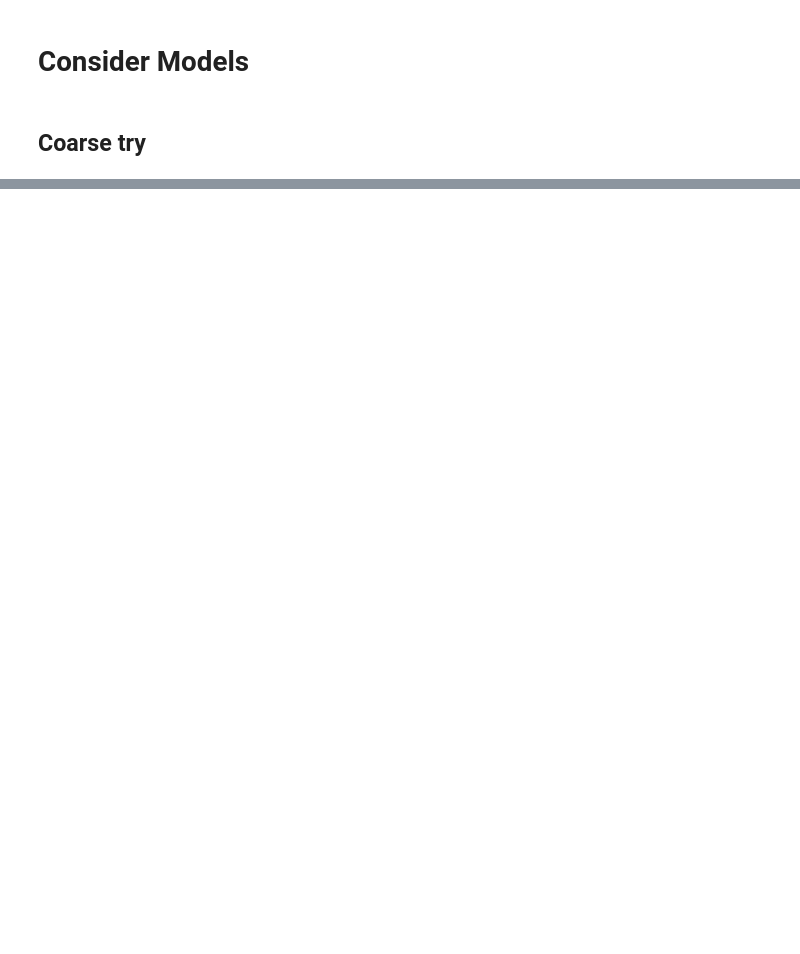
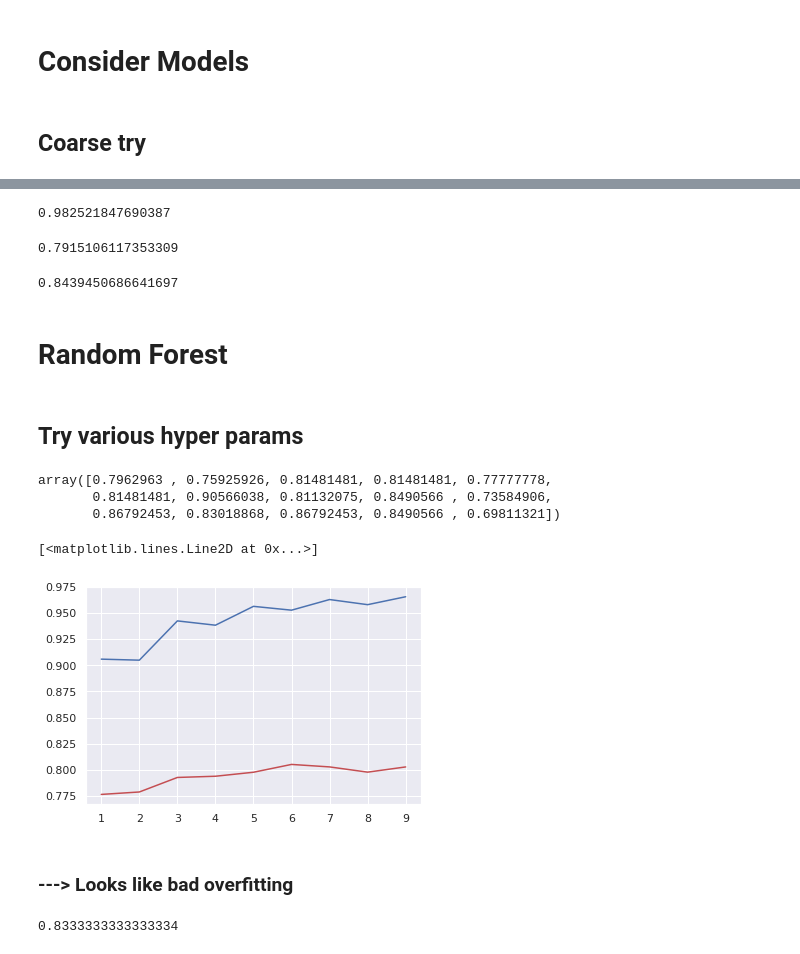
Before and after one commit to mafleischer/kaggle-titanic, a Jupyter notebook: titanic.ipynb, the cells around one changed output, grey strips where cells are left out. Cells and saved outputs as stored; diff of their text form; code cells hidden in the pictures; blank space fills up the shorter version.

```diff
--- a/titanic.ipynb
+++ b/titanic.ipynb
@@ -192,0 +301,43 @@ accuracy_score(strat_train_labels, pred)
+# %%
+dectree_clf_pip.fit(strat_train, strat_train_labels)
+pred = dectree_clf_pip.predict(strat_train)
+accuracy_score(strat_train_labels, pred)
+# %% [output]
+0.982521847690387
+# %%
+lin_svc_pip.fit(strat_train, strat_train_labels)
+pred = lin_svc_pip.predict(strat_train)
+accuracy_score(strat_train_labels, pred)
+# %% [output]
+0.7915106117353309
+# %%
+svc_pip.fit(strat_train, strat_train_labels)
+pred = svc_pip.predict(strat_train)
+
+accuracy_score(strat_train_labels, pred)
+# %% [output]
+0.8439450686641697
+# %% [markdown]
+# Random Forest
+# %% [markdown]
+## Try various hyper params
+# %%
+strat_train_prep = attr_pip.fit_transform(strat_train)
+rnd_forest = RandomForestClassifier(random_state=42)
+# don't know if skfold actually makes sense here
+skfold = StratifiedKFold(n_splits=15)
+cross_val_score(rnd_forest, strat_train_prep, strat_train_labels, cv = skfold, scoring="accuracy")
+# %% [output]
+array([0.7962963 , 0.75925926, 0.81481481, 0.81481481, 0.77777778,
+       0.81481481, 0.90566038, 0.81132075, 0.8490566 , 0.73584906,
+       0.86792453, 0.83018868, 0.86792453, 0.8490566 , 0.69811321])
+# %%
+n_estimators_range = np.arange(1,10)
+train_scores, test_scores = validation_curve(rnd_forest, strat_train_prep, strat_train_labels, param_name="n_estimators", param_range=n_estimators_range, scoring="accuracy", cv = skfold)
+plt.plot(n_estimators_range, np.mean(train_scores, 1), label="train score", c='b')
+plt.plot(n_estimators_range, np.mean(test_scores, 1), label="test score", c='r')
+# %% [output]
+[<matplotlib.lines.Line2D at 0x...>]
+[figure, added]
+# %% [markdown]
+### ---> Looks like bad overfitting
@@ -192,0 +361,6 @@ accuracy_score(strat_train_labels, pred)
+# %%
+strat_devtest_prep = attr_pip.fit_transform(strat_devtest)
+pred = best_rnd_forest.predict(strat_devtest_prep)
+accuracy_score(strat_devtest_labels, pred)
+# %% [output]
+0.8333333333333334
```
Also changed, not shown: parts of 35 cells of this notebook.
